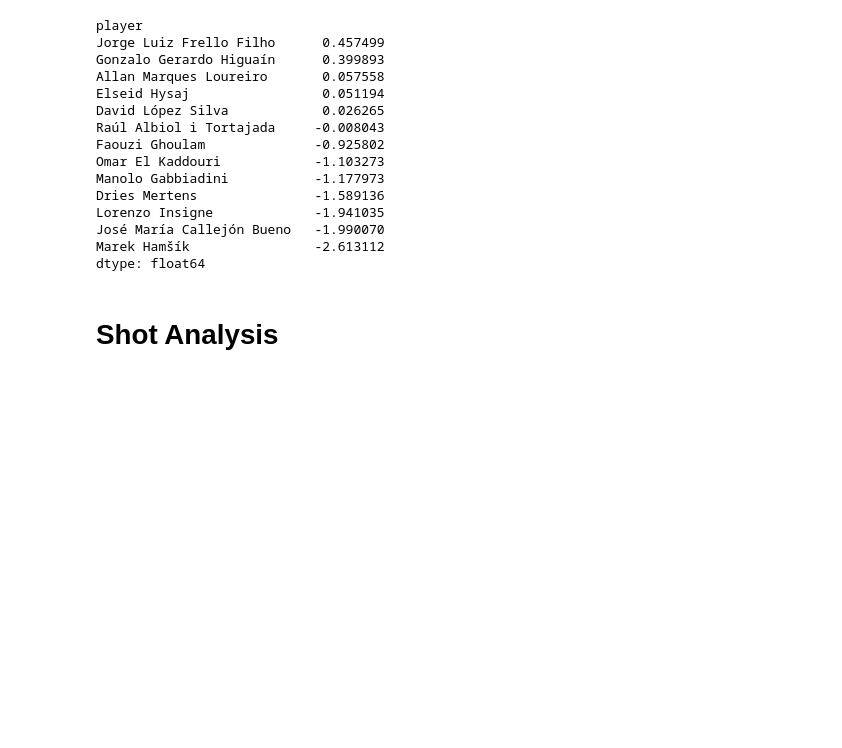
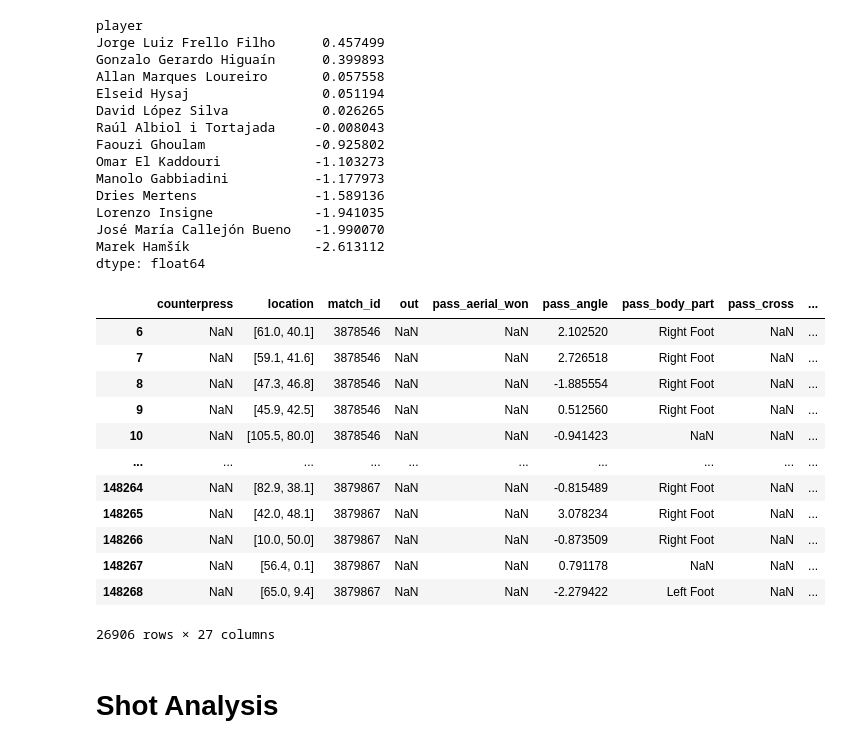
Before and after one commit to giacolees/SSCNapoliAnalysis, a Jupyter notebook: SoccerDataAnalysis.ipynb, the cells around one changed output. Drawn from its saved outputs; the diff is of its cells as text; code cells hidden in the pictures; blank space fills up the shorter version.

```diff
--- a/SoccerDataAnalysis.ipynb
+++ b/SoccerDataAnalysis.ipynb
@@ -479,3 +478,21 @@ Lorenzo Insigne             -1.941035
 José María Callejón Bueno   -1.990070
 Marek Hamšík                -2.613112
 dtype: float64
+# %%
+passes_napoli_export['xA'] = passes_napoli['xA']
+# %%
+passes_napoli_export
+# %% [output]
+|  | counterpress | location | match_id | out | pass_aerial_won | pass_angle | pass_body_part | pass_cross | ... |
+| 6 | NaN | [61.0, 40.1] | 3878546 | NaN | NaN | 2.102520 | Right Foot | NaN | ... |
+| 7 | NaN | [59.1, 41.6] | 3878546 | NaN | NaN | 2.726518 | Right Foot | NaN | ... |
+| 8 | NaN | [47.3, 46.8] | 3878546 | NaN | NaN | -1.885554 | Right Foot | NaN | ... |
+| 9 | NaN | [45.9, 42.5] | 3878546 | NaN | NaN | 0.512560 | Right Foot | NaN | ... |
+| 10 | NaN | [105.5, 80.0] | 3878546 | NaN | NaN | -0.941423 | NaN | NaN | ... |
+| ... | ... | ... | ... | ... | ... | ... | ... | ... | ... |
+| 148264 | NaN | [82.9, 38.1] | 3879867 | NaN | NaN | -0.815489 | Right Foot | NaN | ... |
+| 148265 | NaN | [42.0, 48.1] | 3879867 | NaN | NaN | 3.078234 | Right Foot | NaN | ... |
+| 148266 | NaN | [10.0, 50.0] | 3879867 | NaN | NaN | -0.873509 | Right Foot | NaN | ... |
+| 148267 | NaN | [56.4, 0.1] | 3879867 | NaN | NaN | 0.791178 | NaN | NaN | ... |
+| 148268 | NaN | [65.0, 9.4] | 3879867 | NaN | NaN | -2.279422 | Left Foot | NaN | ... |
+26906 rows × 27 columns
```
Also changed, not shown: parts of 16 cells of this notebook, 5 other files.
